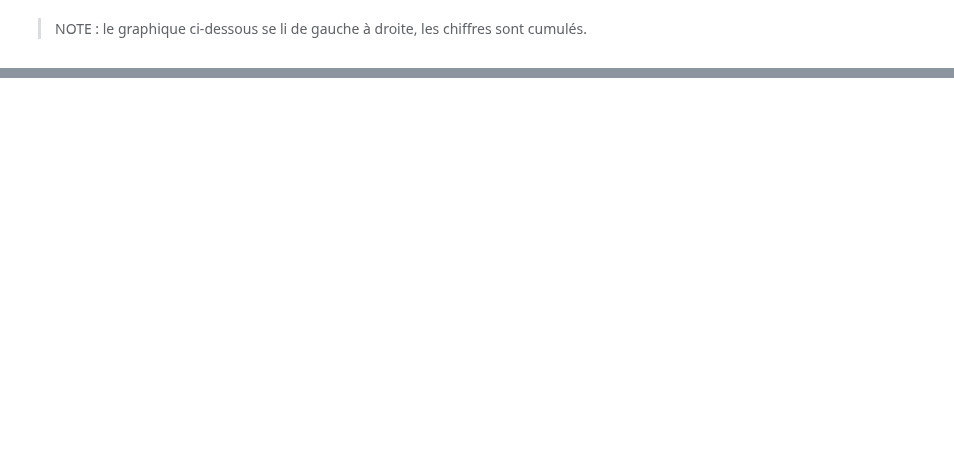
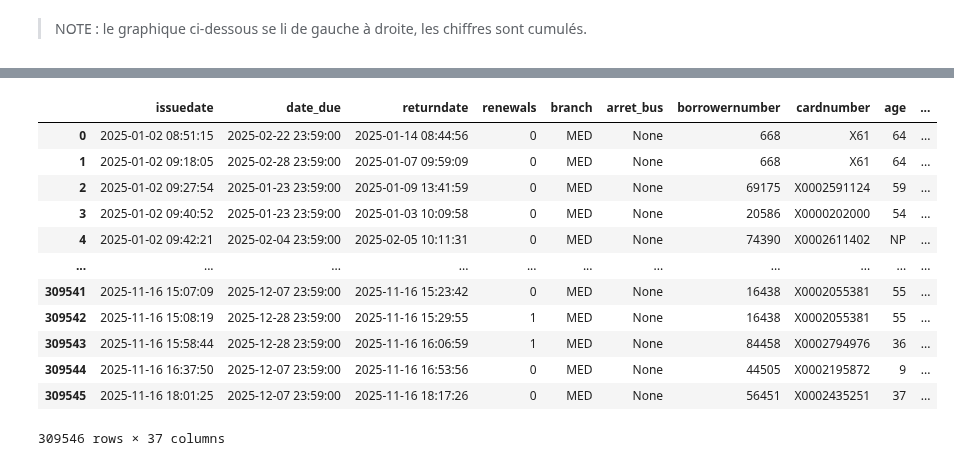
Before and after one commit to medrbx/kibini2, a Jupyter notebook: kibini/notebook_kibini2_med_qui_emprunte_quoi.ipynb, the cells around one changed output, grey strips where cells are left out. Drawn from its saved outputs; the diff is of its cells as text; code cells hidden in the pictures; blank space fills up the shorter version.

```diff
--- a/kibini/notebook_kibini2_med_qui_emprunte_quoi.ipynb
+++ b/kibini/notebook_kibini2_med_qui_emprunte_quoi.ipynb
@@ -307,0 +283,16 @@ ax.tick_params(axis='x',rotation=45)
+# %%
+issues
+# %% [output]
+|  | issuedate | date_due | returndate | renewals | branch | arret_bus | borrowernumber | cardnumber | age | ... |
+| 0 | 2025-01-02 08:51:15 | 2025-02-22 23:59:00 | 2025-01-14 08:44:56 | 0 | MED | None | 668 | X61 | 64 | ... |
+| 1 | 2025-01-02 09:18:05 | 2025-02-28 23:59:00 | 2025-01-07 09:59:09 | 0 | MED | None | 668 | X61 | 64 | ... |
+| 2 | 2025-01-02 09:27:54 | 2025-01-23 23:59:00 | 2025-01-09 13:41:59 | 0 | MED | None | 69175 | X0002591124 | 59 | ... |
+| 3 | 2025-01-02 09:40:52 | 2025-01-23 23:59:00 | 2025-01-03 10:09:58 | 0 | MED | None | 20586 | X0000202000 | 54 | ... |
+| 4 | 2025-01-02 09:42:21 | 2025-02-04 23:59:00 | 2025-02-05 10:11:31 | 0 | MED | None | 74390 | X0002611402 | NP | ... |
+| ... | ... | ... | ... | ... | ... | ... | ... | ... | ... | ... |
+| 309541 | 2025-11-16 15:07:09 | 2025-12-07 23:59:00 | 2025-11-16 15:23:42 | 0 | MED | None | 16438 | X0002055381 | 55 | ... |
+| 309542 | 2025-11-16 15:08:19 | 2025-12-28 23:59:00 | 2025-11-16 15:29:55 | 1 | MED | None | 16438 | X0002055381 | 55 | ... |
+| 309543 | 2025-11-16 15:58:44 | 2025-12-28 23:59:00 | 2025-11-16 16:06:59 | 1 | MED | None | 84458 | X0002794976 | 36 | ... |
+| 309544 | 2025-11-16 16:37:50 | 2025-12-07 23:59:00 | 2025-11-16 16:53:56 | 0 | MED | None | 44505 | X0002195872 | 9 | ... |
+| 309545 | 2025-11-16 18:01:25 | 2025-12-07 23:59:00 | 2025-11-16 18:17:26 | 0 | MED | None | 56451 | X0002435251 | 37 | ... |
+309546 rows × 37 columns
```
Also changed, not shown: parts of 31 cells of this notebook, 4 other files.
